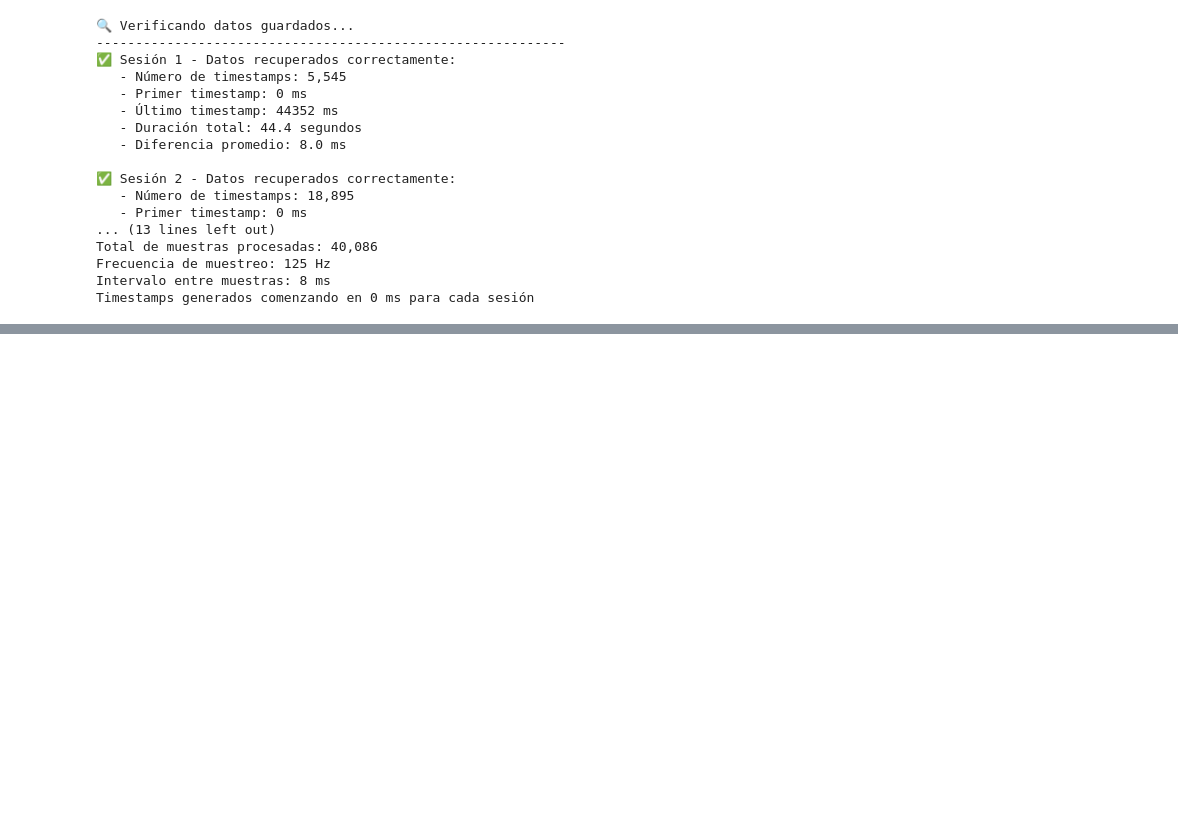
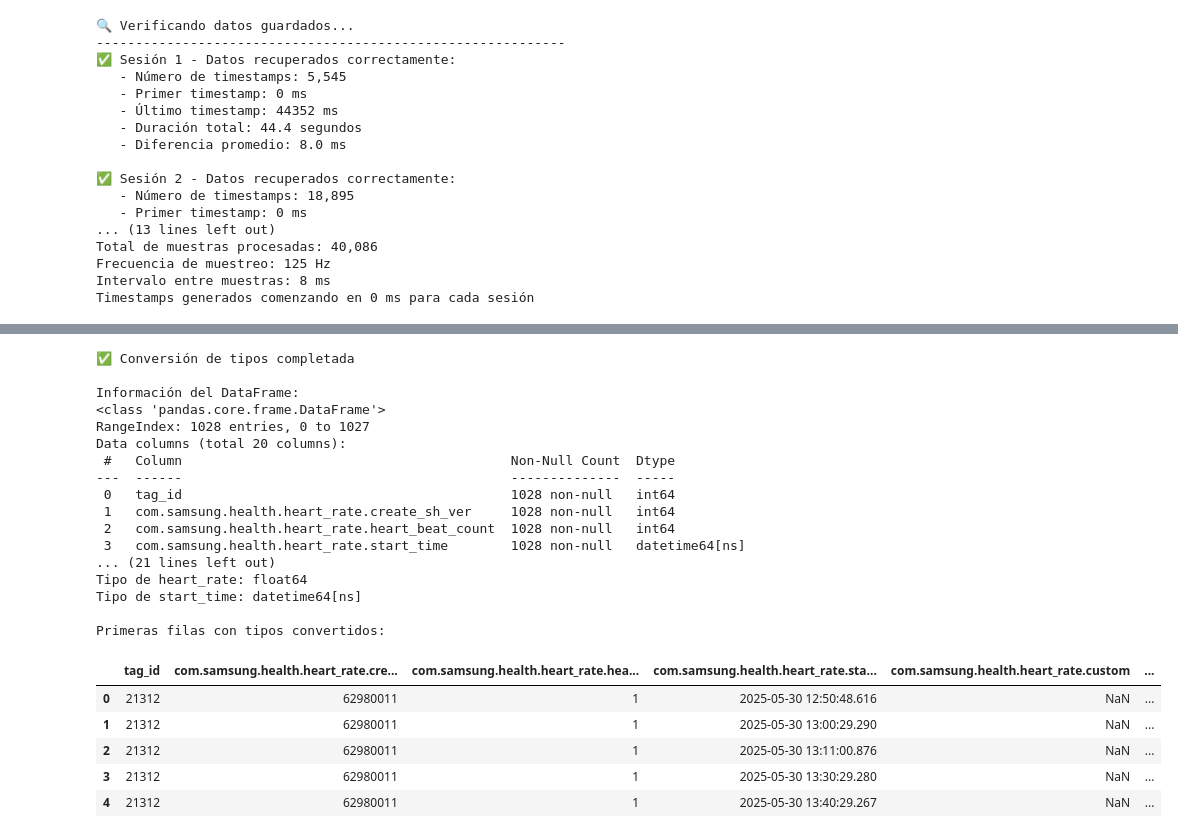
Before and after one commit to EloySerrudo/EMDR-Project, a Jupyter notebook: src/tools/data.ipynb, the cells around one changed output, grey strips where cells are left out. Saved outputs shown, nothing was run; the diff lists cells and outputs as text; code cells hidden in the pictures; blank space fills up the shorter version.

```diff
--- a/src/tools/data.ipynb
+++ b/src/tools/data.ipynb
@@ -328,0 +388,60 @@ Timestamps generados comenzando en 0 ms para cada sesión
+# %%
+# Convertir tipos de datos después de cargar
+# Convertir a float las columnas numéricas
+numeric_columns = [
+    'com.samsung.health.heart_rate.heart_rate',
+    'com.samsung.health.heart_rate.max',
+    'com.samsung.health.heart_rate.min',
+    'com.samsung.health.heart_rate.heart_beat_count'
+]
+
+for col in numeric_columns:
+    if col in heart_rate_df.columns:
+        heart_rate_df[col] = pd.to_numeric(heart_rate_df[col], errors='coerce')
+
+# Convertir a datetime las columnas de fecha
+date_columns = [
+    'com.samsung.health.heart_rate.start_time',
+    'com.samsung.health.heart_rate.update_time',
+    'com.samsung.health.heart_rate.create_time',
+    'com.samsung.health.heart_rate.end_time'
+]
+
+for col in date_columns:
+    if col in heart_rate_df.columns:
+        heart_rate_df[col] = pd.to_datetime(heart_rate_df[col], errors='coerce')
+
+print("✅ Conversión de tipos completada")
+print("\nInformación del DataFrame:")
+print(heart_rate_df.info())
+
+print("\nVerificar conversiones:")
+print(f"Tipo de heart_rate: {heart_rate_df['com.samsung.health.heart_rate.heart_rate'].dtype}")
+print(f"Tipo de start_time: {heart_rate_df['com.samsung.health.heart_rate.start_time'].dtype}")
+
+print("\nPrimeras filas con tipos convertidos:")
+heart_rate_df.head()
+# %% [output]
+✅ Conversión de tipos completada
+
+Información del DataFrame:
+<class 'pandas.core.frame.DataFrame'>
+RangeIndex: 1028 entries, 0 to 1027
+Data columns (total 20 columns):
+ #   Column                                          Non-Null Count  Dtype
+---  ------                                          --------------  -----
+ 0   tag_id                                          1028 non-null   int64
+ 1   com.samsung.health.heart_rate.create_sh_ver     1028 non-null   int64
+ 2   com.samsung.health.heart_rate.heart_beat_count  1028 non-null   int64
+ 3   com.samsung.health.heart_rate.start_time        1028 non-null   datetime64[ns]
+... (21 lines left out)
+Tipo de heart_rate: float64
+Tipo de start_time: datetime64[ns]
+
+Primeras filas con tipos convertidos:
+|  | tag_id | com.samsung.health.heart_rate.cre... | com.samsung.health.heart_rate.hea... | com.samsung.health.heart_rate.sta... | com.samsung.health.heart_rate.custom | ... |
+| 0 | 21312 | 62980011 | 1 | 2025-05-30 12:50:48.616 | NaN | ... |
+| 1 | 21312 | 62980011 | 1 | 2025-05-30 13:00:29.290 | NaN | ... |
+| 2 | 21312 | 62980011 | 1 | 2025-05-30 13:11:00.876 | NaN | ... |
+| 3 | 21312 | 62980011 | 1 | 2025-05-30 13:30:29.280 | NaN | ... |
+| 4 | 21312 | 62980011 | 1 | 2025-05-30 13:40:29.267 | NaN | ... |
```
Also changed, not shown: parts of 5 cells of this notebook, 5 other files.
